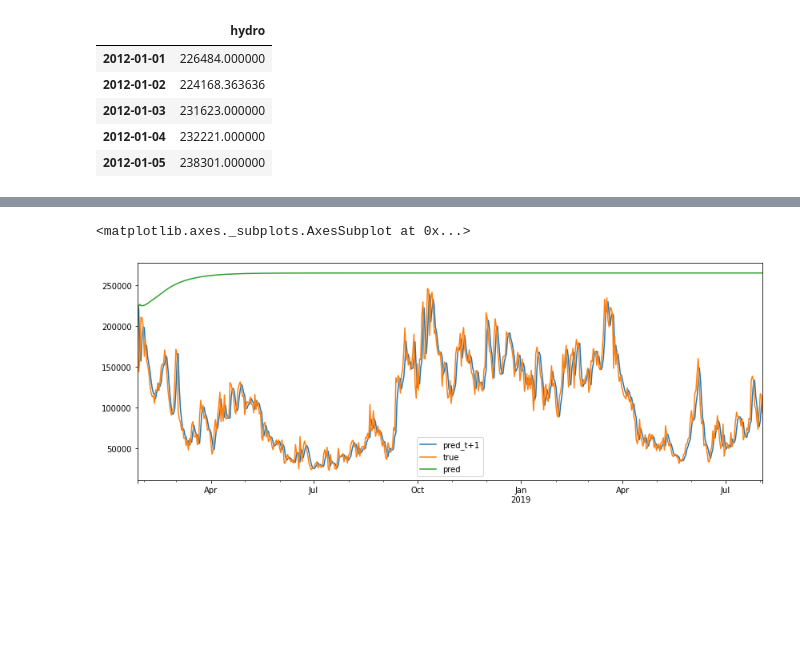
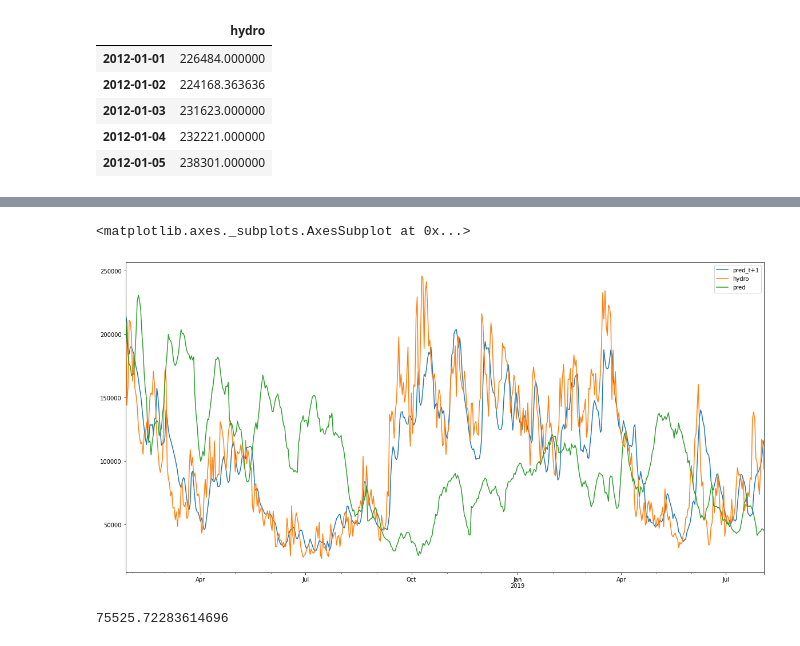
Before and after one commit to tjohanne42/time-series-project-simplon, a Jupyter notebook: preprocess_data.ipynb, the cells around one changed output, grey strips where cells are left out. Cells and saved outputs as stored; diff of their text form; code cells hidden in the pictures; blank space fills up the shorter version.

```diff
--- a/preprocess_data.ipynb
+++ b/preprocess_data.ipynb
@@ -630,12 +578,12 @@ sc = MinMaxScaler(feature_range=(0,1))
 train_scaled = sc.fit_transform(train)
 
 # Create supervised data with 12 inputs and 1 output
-n_lag = 100
+n_lag = 30
 X_train = []
 y_train = []
-for i in range(n_lag, len(train)):
+for i in range(n_lag, len(train) - n_lag):
     X_train.append(train_scaled[i-n_lag:i, 0])
-    y_train.append(train_scaled[i, 0])
+    y_train.append(train_scaled[i:i+n_lag, 0])
 
 X_train, y_train = np.array(X_train), np.array(y_train)
 
@@ -683,13 +683,19 @@ X_test = np.array(X_test)
 X_test = np.reshape(X_test, (X_test.shape[0], X_test.shape[1], 1))
 
 # Forecast
-predict_scaled = regressor.predict(X_test)
-predict = sc.inverse_transform(predict_scaled)
+predict_scaled = model.predict(X_test)
+pred_tab = []
+for tmp in predict_scaled:
+  pred_tab.append(tmp[0])
+predict = sc.inverse_transform(np.reshape(pred_tab, (-1, 1)))
+
+# predict_scaled = regressor.predict(X_test)
+# predict = sc.inverse_transform(predict_scaled)
 
 predict = pd.DataFrame(predict)
 predict.columns = ['pred_t+1']
 predict.index = test.index
-predict["true"] = test.values
+predict[col] = test.values
 
 predict.plot(figsize=(14,5))
 # %% [output]
@@ -699,17 +704,29 @@ WARNING:tensorflow:Model was constructed with shape (None, 12, 1) for input Kera
 # %%
 test_predictions = []
 first_batch_for_prediction = train_scaled[-n_lag :]
-current_batch = first_batch_for_prediction.reshape((1, n_lag, features_length))
+current_batch = first_batch_for_prediction.reshape((1, n_lag, 1))
 
-for index in tqdm(range(len(test))):
+for index in tqdm(range(0, len(test), n_lag)):
   current_prediction = model.predict(current_batch)[0]
-  test_predictions.append(current_prediction)
-  current_batch = np.append(current_batch[:, 1:, :], [[current_prediction]], axis=1)
+  test_predictions += list(current_prediction)
+  current_batch = current_prediction.reshape((1, n_lag, 1))
 
-test_predictions_unnormalized = sc.inverse_transform(test_predictions)
+# for index in tqdm(range(0, len(test))):
+#   current_prediction = model.predict(current_batch)[0][0]
+#   test_predictions.append(current_prediction)
+#   current_batch = np.append(current_batch[:, 1:, :], [[[current_prediction]]], axis=1)
 
-predict["pred"] = test_predictions_unnormalized
-predict.plot(figsize=(14,5))
+test_predictions_unnormalized = sc.inverse_transform(np.reshape(test_predictions, (-1, 1)))
+
+predict["pred"] = test_predictions_unnormalized[:predict.shape[0]]
+predict.plot(figsize=(20,10))
 # %% [output]
 <matplotlib.axes._subplots.AxesSubplot at 0x...>
-[figure, old version]
+[figure, new version]
+# %%
+from sklearn.metrics import mean_squared_error
+from math import sqrt
+rmse = sqrt(mean_squared_error(predict[col], predict["pred"]))
+print(rmse)
+# %% [output]
+75525.72283614696
```
Also changed, not shown: parts of 15 cells of this notebook.
